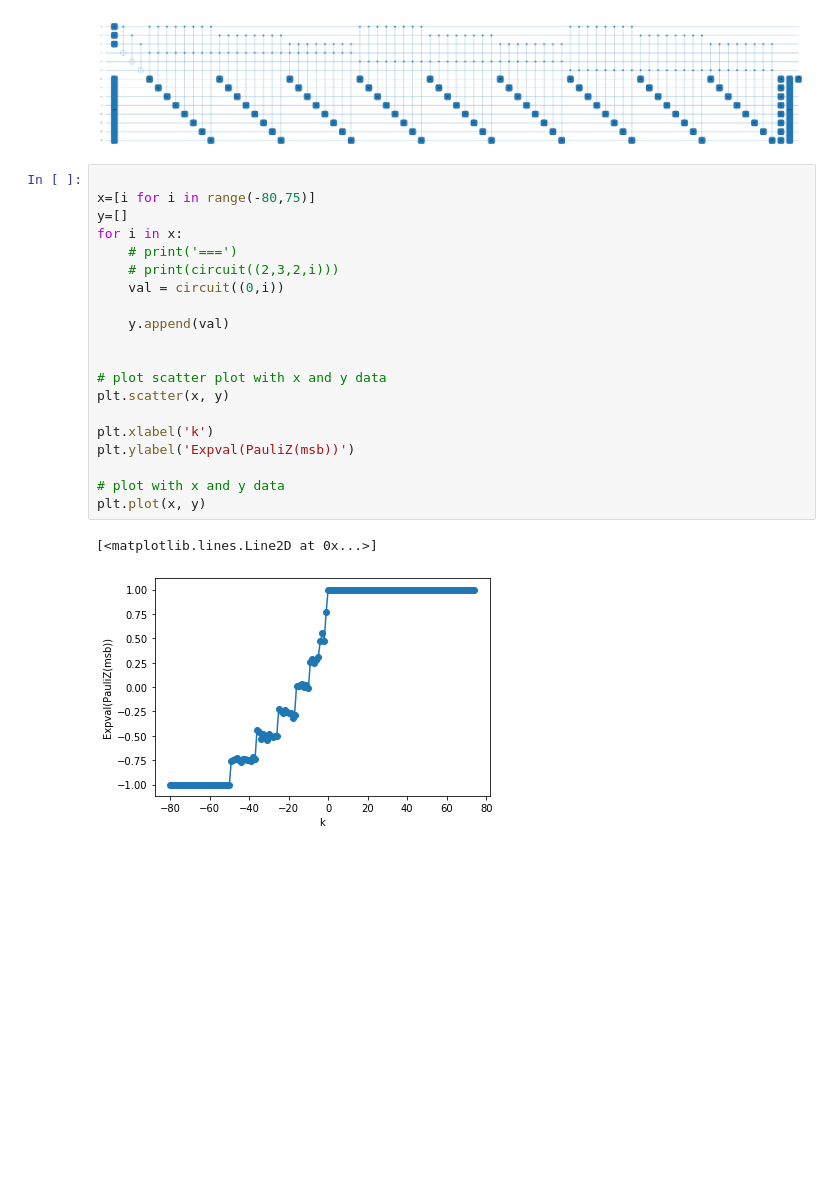
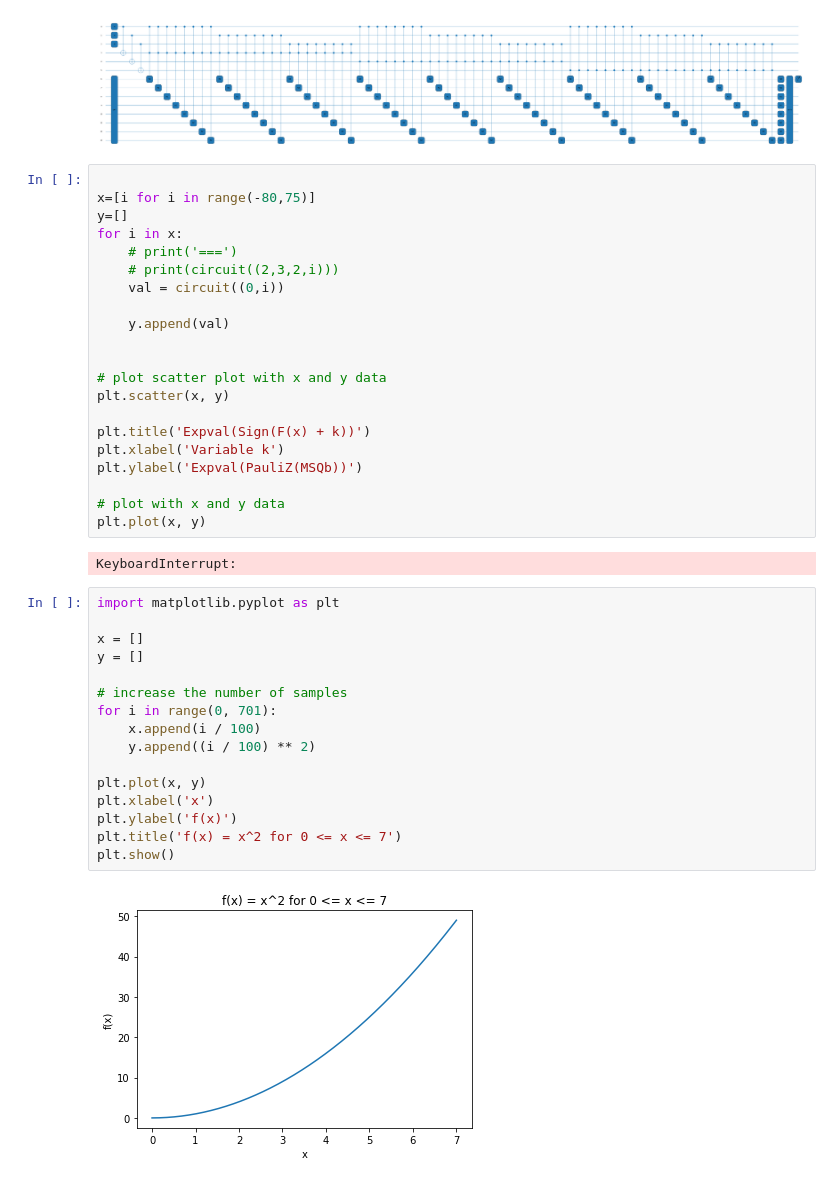
Before and after one commit to natanil-m/Quantum-Global-Optimum-Finder, a Jupyter notebook: Global Optimum/3 Q/function_sign_classifier.ipynb, the cells around one changed output. Drawn from its saved outputs; the diff is of its cells as text; blank space fills up the shorter version.

```diff
--- a/Global Optimum/3 Q/function_sign_classifier.ipynb
+++ b/Global Optimum/3 Q/function_sign_classifier.ipynb
@@ -118,11 +120,29 @@ for i in x:
 # plot scatter plot with x and y data
 plt.scatter(x, y)
 
-plt.xlabel('k')
-plt.ylabel('Expval(PauliZ(msb))')
+plt.title('Expval(Sign(F(x) + k))')
+plt.xlabel('Variable k')
+plt.ylabel('Expval(PauliZ(MSQb))')
 
 # plot with x and y data
 plt.plot(x, y)
 # %% [output]
-[<matplotlib.lines.Line2D at 0x...>]
+KeyboardInterrupt:
-[figure, removed]
+# %%
+import matplotlib.pyplot as plt
+
+x = []
+y = []
+
+# increase the number of samples
+for i in range(0, 701):
+    x.append(i / 100)
+    y.append((i / 100) ** 2)
+
+plt.plot(x, y)
+plt.xlabel('x')
+plt.ylabel('f(x)')
+plt.title('f(x) = x^2 for 0 <= x <= 7')
+plt.show()
+# %% [output]
+[figure, added]
```
Also changed, not shown: parts of 2 cells of this notebook, 5 other files.
